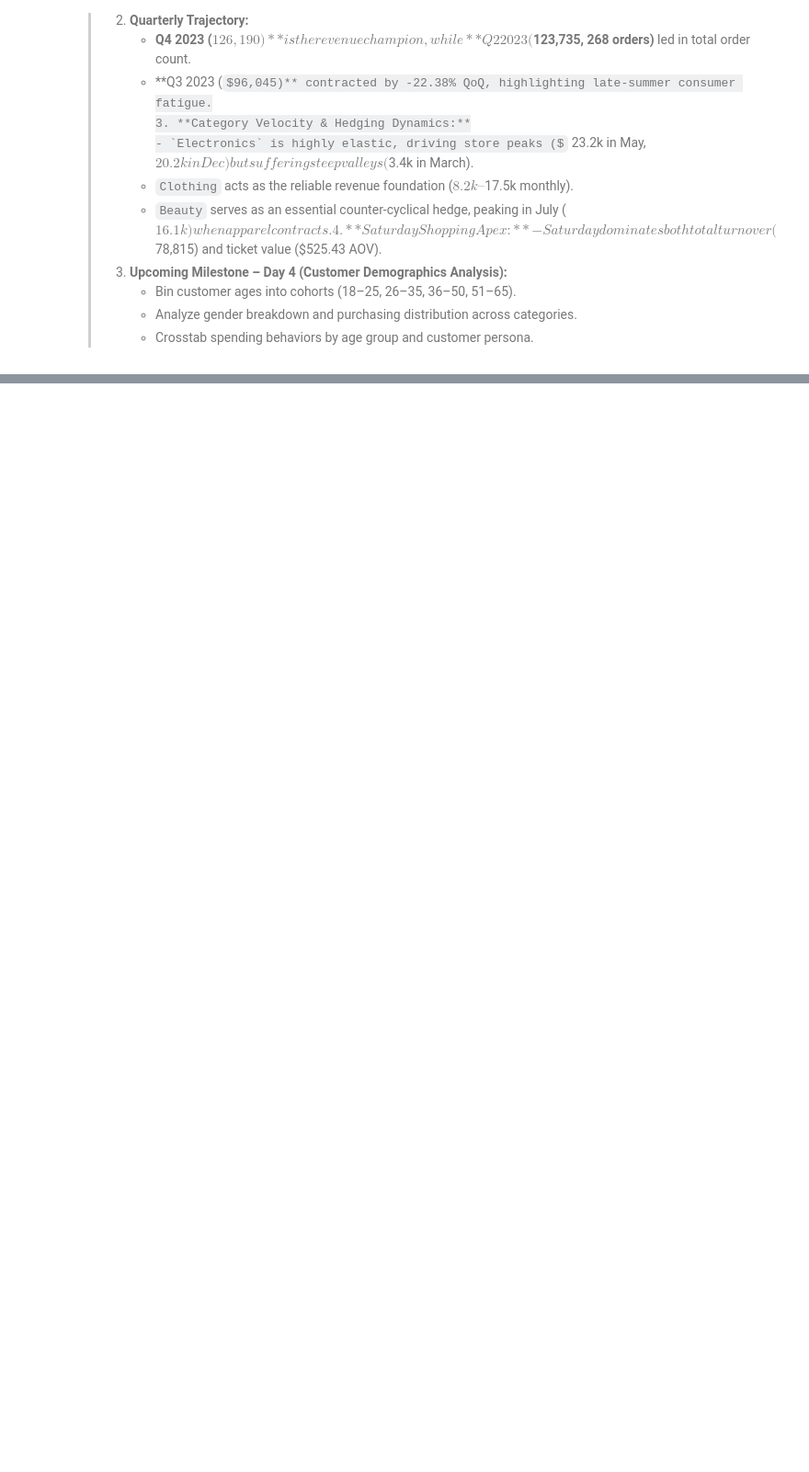
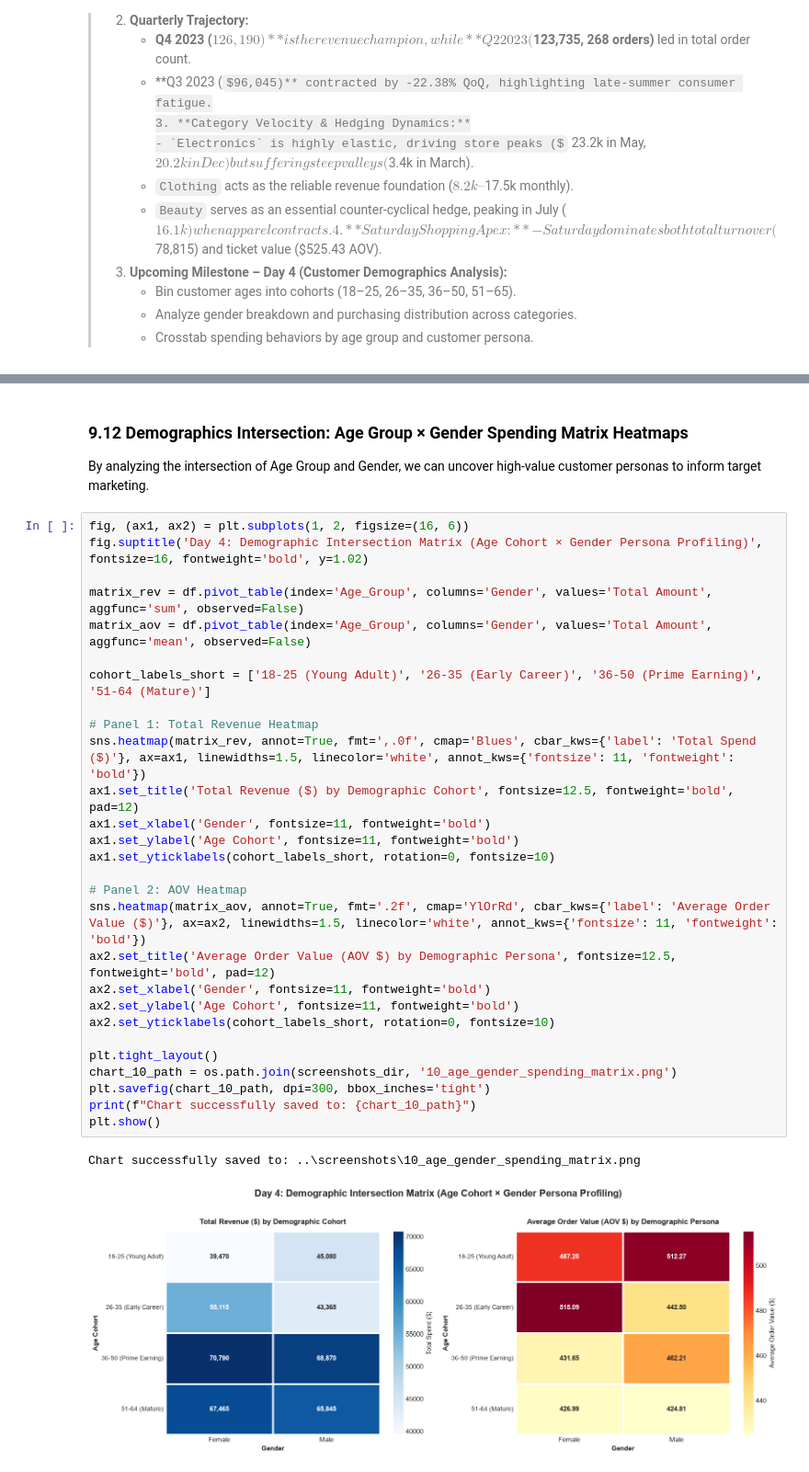
Before and after one commit to addu91577-sketch/OIBSIP, a Jupyter notebook: DataAnalytics-L1-EDARetailSales/Notebooks/01_retail_sales_eda.ipynb, the cells around one changed output, grey strips where cells are left out. Shown at 92% size. Drawn from its saved outputs; the diff is of its cells as text; some formulas as TeX source; blank space fills up the shorter version.

```diff
--- a/DataAnalytics-L1-EDARetailSales/Notebooks/01_retail_sales_eda.ipynb
+++ b/DataAnalytics-L1-EDARetailSales/Notebooks/01_retail_sales_eda.ipynb
@@ -888,0 +1288,35 @@ Chart successfully saved to: ..\screenshots\06_day_of_week_sales_velocity.png
+# %% [markdown]
+### 9.12 Demographics Intersection: Age Group × Gender Spending Matrix Heatmaps
+
+By analyzing the intersection of Age Group and Gender, we can uncover high-value customer personas to inform target marketing.
+# %%
+fig, (ax1, ax2) = plt.subplots(1, 2, figsize=(16, 6))
+fig.suptitle('Day 4: Demographic Intersection Matrix (Age Cohort × Gender Persona Profiling)', fontsize=16, fontweight='bold', y=1.02)
+
+matrix_rev = df.pivot_table(index='Age_Group', columns='Gender', values='Total Amount', aggfunc='sum', observed=False)
+matrix_aov = df.pivot_table(index='Age_Group', columns='Gender', values='Total Amount', aggfunc='mean', observed=False)
+
+cohort_labels_short = ['18-25 (Young Adult)', '26-35 (Early Career)', '36-50 (Prime Earning)', '51-64 (Mature)']
+
+# Panel 1: Total Revenue Heatmap
+sns.heatmap(matrix_rev, annot=True, fmt=',.0f', cmap='Blues', cbar_kws={'label': 'Total Spend ($)'}, ax=ax1, linewidths=1.5, linecolor='white', annot_kws={'fontsize': 11, 'fontweight': 'bold'})
+ax1.set_title('Total Revenue ($) by Demographic Cohort', fontsize=12.5, fontweight='bold', pad=12)
+ax1.set_xlabel('Gender', fontsize=11, fontweight='bold')
+ax1.set_ylabel('Age Cohort', fontsize=11, fontweight='bold')
+ax1.set_yticklabels(cohort_labels_short, rotation=0, fontsize=10)
+
+# Panel 2: AOV Heatmap
+sns.heatmap(matrix_aov, annot=True, fmt='.2f', cmap='YlOrRd', cbar_kws={'label': 'Average Order Value ($)'}, ax=ax2, linewidths=1.5, linecolor='white', annot_kws={'fontsize': 11, 'fontweight': 'bold'})
+ax2.set_title('Average Order Value (AOV $) by Demographic Persona', fontsize=12.5, fontweight='bold', pad=12)
+ax2.set_xlabel('Gender', fontsize=11, fontweight='bold')
+ax2.set_ylabel('Age Cohort', fontsize=11, fontweight='bold')
+ax2.set_yticklabels(cohort_labels_short, rotation=0, fontsize=10)
+
+plt.tight_layout()
+chart_10_path = os.path.join(screenshots_dir, '10_age_gender_spending_matrix.png')
+plt.savefig(chart_10_path, dpi=300, bbox_inches='tight')
+print(f"Chart successfully saved to: {chart_10_path}")
+plt.show()
+# %% [output]
+Chart successfully saved to: ..\screenshots\10_age_gender_spending_matrix.png
+[figure, added]
```
Also changed, not shown: parts of 20 cells of this notebook, 5 other files.
